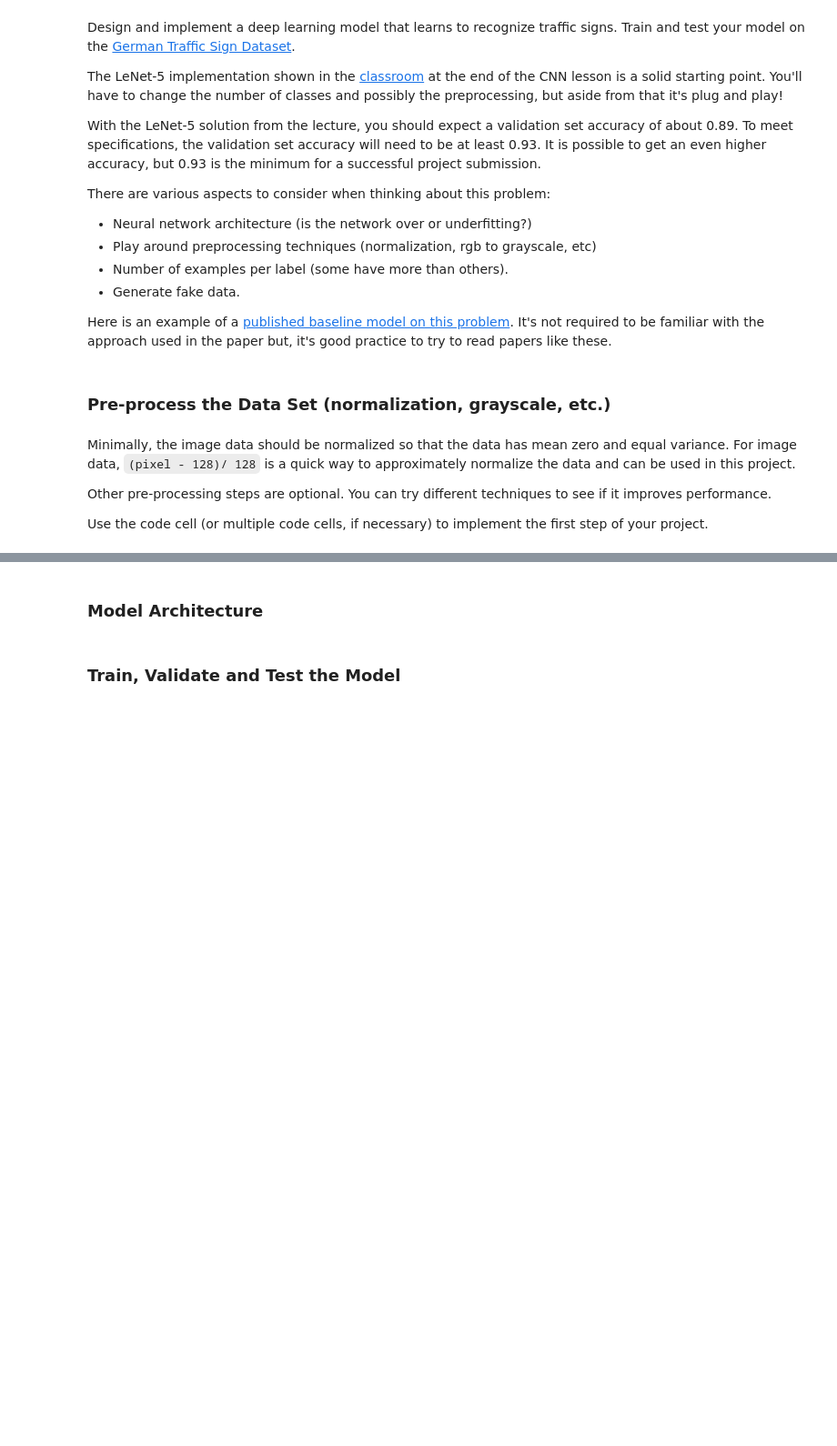
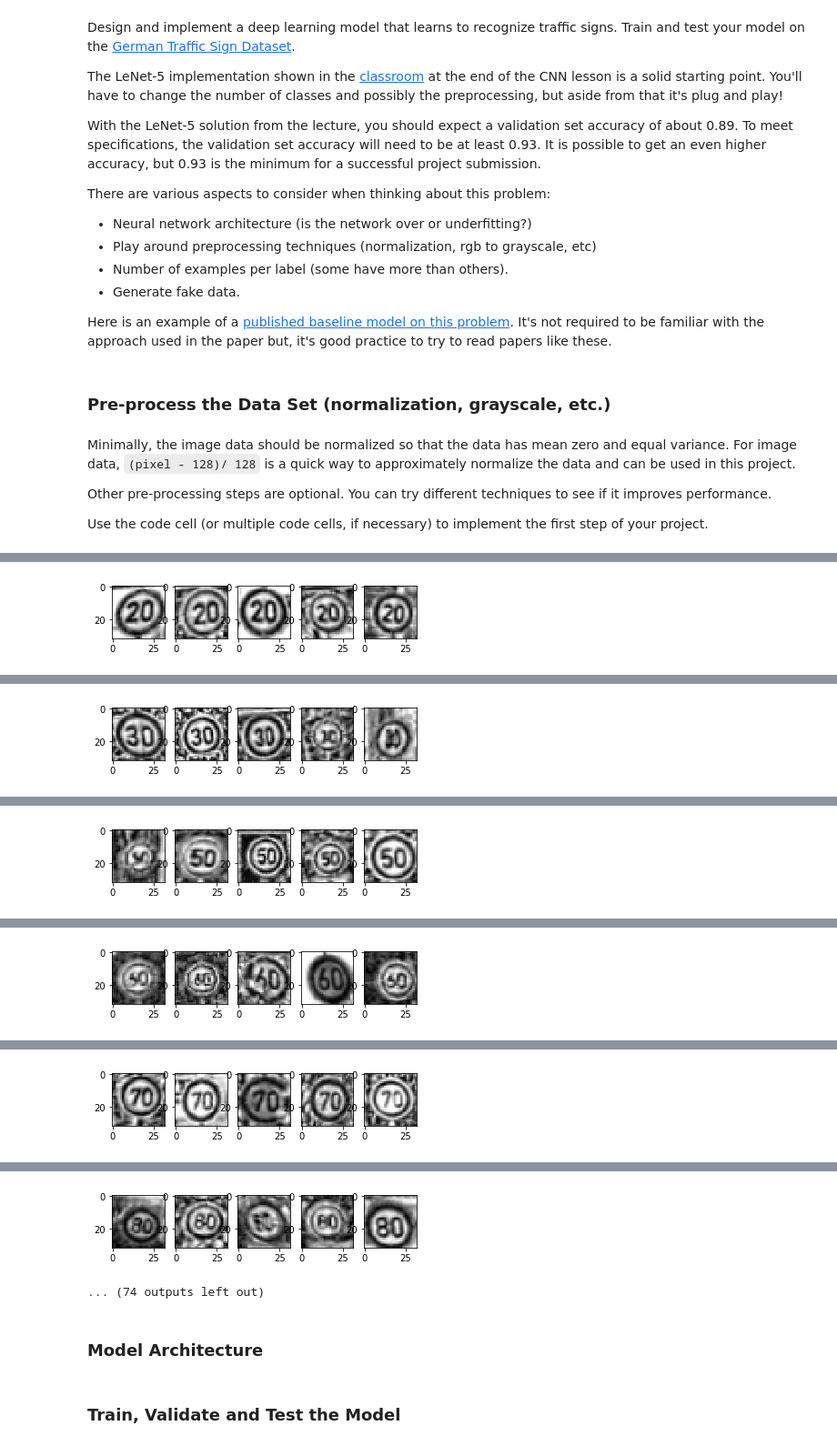
Before and after one commit to BernhardSchlegel/CarND-Traffic-Sign-Classifier-Project, a Jupyter notebook: Traffic_Sign_Classifier.ipynb, the cells around one changed output, grey strips where cells are left out. Shown at 91% size. Drawn from its saved outputs; the diff is of its cells as text; code cells hidden in the pictures; blank space fills up the shorter version.

```diff
--- a/Traffic_Sign_Classifier.ipynb
+++ b/Traffic_Sign_Classifier.ipynb
@@ -648,3 +589,6 @@ X_valid_aug, y_valid_aug = augment_dataset(X_valid, y_valid)
 X_valid, y_valid = X_valid_aug, y_valid_aug
 # %%
 save_data()
+# %%
+plot_images_for_class(X_train, y_train, max_classes = 43)
+# %% [output]
@@ -650,0 +597 @@ save_data()
+[figure, added]
@@ -650,0 +600 @@ save_data()
+[figure, added]
@@ -650,0 +603 @@ save_data()
+[figure, added]
@@ -650,0 +606 @@ save_data()
+[figure, added]
@@ -650,0 +609 @@ save_data()
+[figure, added]
@@ -651,3 +612,5 @@ save_data()
+[figure, added]
+... (74 outputs left out)
 # %% [markdown]
 ### Model Architecture
 # %%
```
Also changed, not shown: parts of 24 cells of this notebook, 2 other files.
